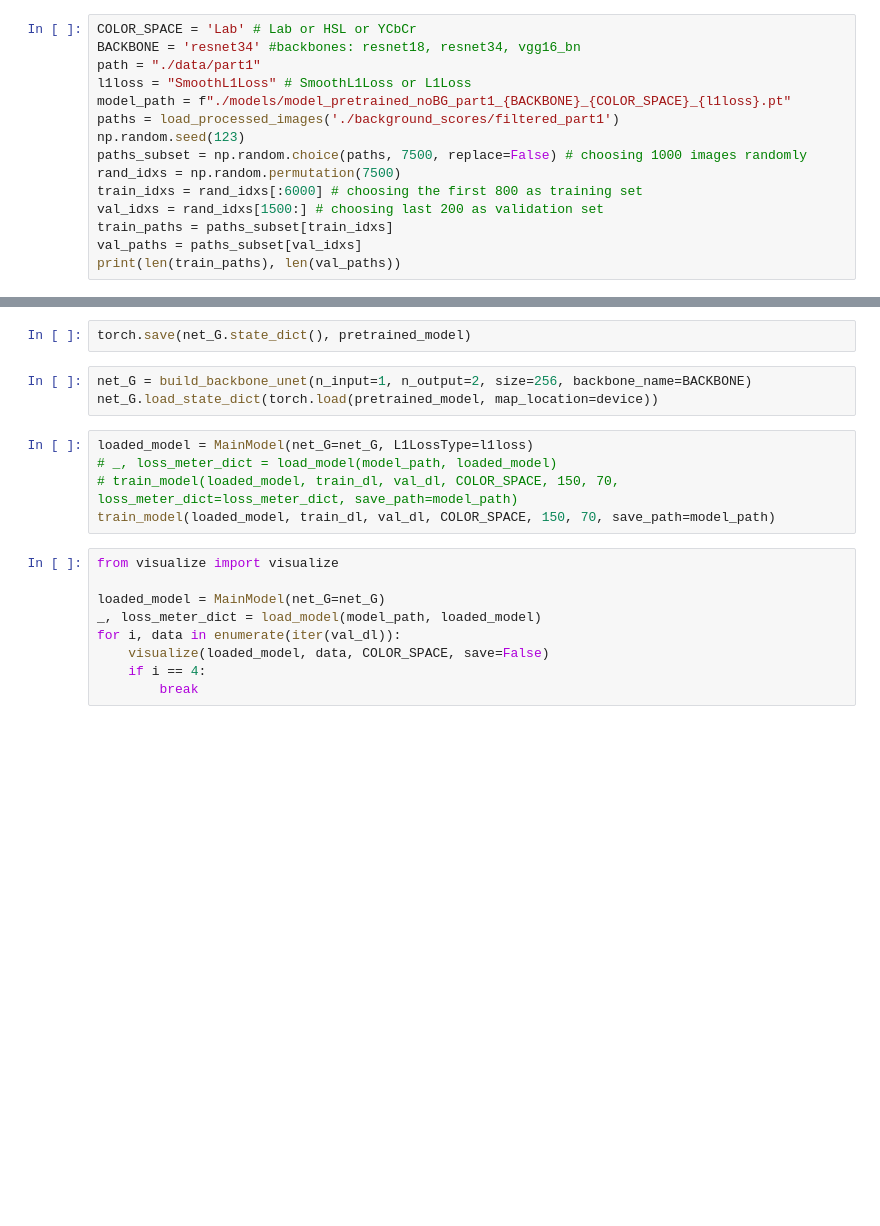
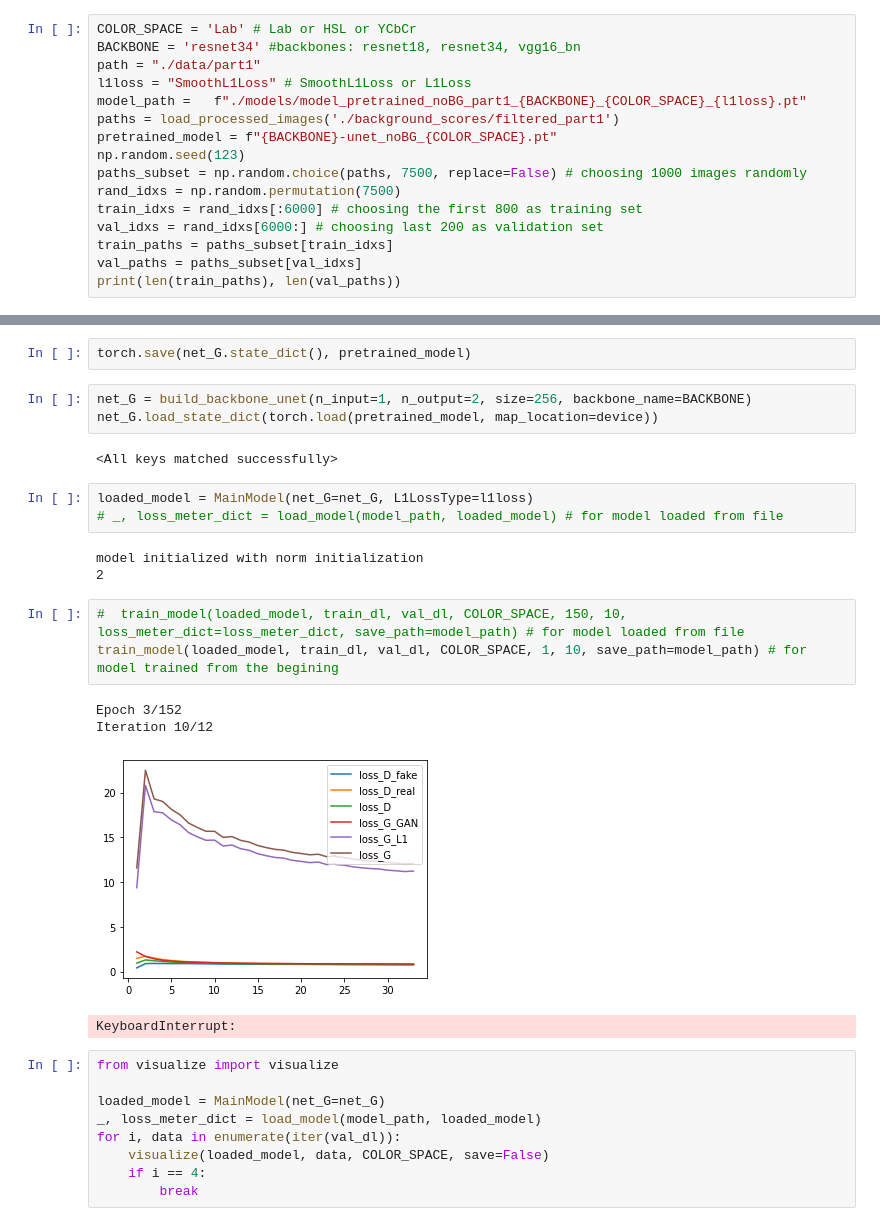
Before and after one commit to Gedoba/DeepLearningDTU, a Jupyter notebook: main.ipynb, the cells around one changed output, grey strips where cells are left out. Cells and saved outputs as stored; diff of their text form; blank space fills up the shorter version.

Commit message:
Fixed graph

```diff
--- a/main.ipynb
+++ b/main.ipynb
@@ -27,13 +27,14 @@ COLOR_SPACE = 'Lab' # Lab or HSL or YCbCr
 BACKBONE = 'resnet34' #backbones: resnet18, resnet34, vgg16_bn
 path = "./data/part1"
 l1loss = "SmoothL1Loss" # SmoothL1Loss or L1Loss
-model_path = f"./models/model_pretrained_noBG_part1_{BACKBONE}_{COLOR_SPACE}_{l1loss}.pt"
+model_path =   f"./models/model_pretrained_noBG_part1_{BACKBONE}_{COLOR_SPACE}_{l1loss}.pt"
 paths = load_processed_images('./background_scores/filtered_part1')
+pretrained_model = f"{BACKBONE}-unet_noBG_{COLOR_SPACE}.pt"
 np.random.seed(123)
 paths_subset = np.random.choice(paths, 7500, replace=False) # choosing 1000 images randomly
 rand_idxs = np.random.permutation(7500)
 train_idxs = rand_idxs[:6000] # choosing the first 800 as training set
-val_idxs = rand_idxs[1500:] # choosing last 200 as validation set
+val_idxs = rand_idxs[6000:] # choosing last 200 as validation set
 train_paths = paths_subset[train_idxs]
 val_paths = paths_subset[val_idxs]
 print(len(train_paths), len(val_paths))
@@ -63,11 +70,22 @@ torch.save(net_G.state_dict(), pretrained_model)
 # %%
 net_G = build_backbone_unet(n_input=1, n_output=2, size=256, backbone_name=BACKBONE)
 net_G.load_state_dict(torch.load(pretrained_model, map_location=device))
+# %% [output]
+<All keys matched successfully>
+# %%
+loaded_model = MainModel(net_G=net_G, L1LossType=l1loss)
+# _, loss_meter_dict = load_model(model_path, loaded_model) # for model loaded from file
+# %% [output]
+model initialized with norm initialization
+2
 # %%
-loaded_model = MainModel(net_G=net_G, L1LossType=l1loss)
-# _, loss_meter_dict = load_model(model_path, loaded_model)
-# train_model(loaded_model, train_dl, val_dl, COLOR_SPACE, 150, 70, loss_meter_dict=loss_meter_dict, save_path=model_path)
-train_model(loaded_model, train_dl, val_dl, COLOR_SPACE, 150, 70, save_path=model_path)
+#  train_model(loaded_model, train_dl, val_dl, COLOR_SPACE, 150, 10, loss_meter_dict=loss_meter_dict, save_path=model_path) # for model loaded from file
+train_model(loaded_model, train_dl, val_dl, COLOR_SPACE, 1, 10, save_path=model_path) # for model trained from the begining
+# %% [output]
+Epoch 3/152
+Iteration 10/12
+[figure, added]
+KeyboardInterrupt:
 # %%
 from visualize import visualize
 
```
Also changed, not shown: parts of 4 cells of this notebook, 1 other file.
